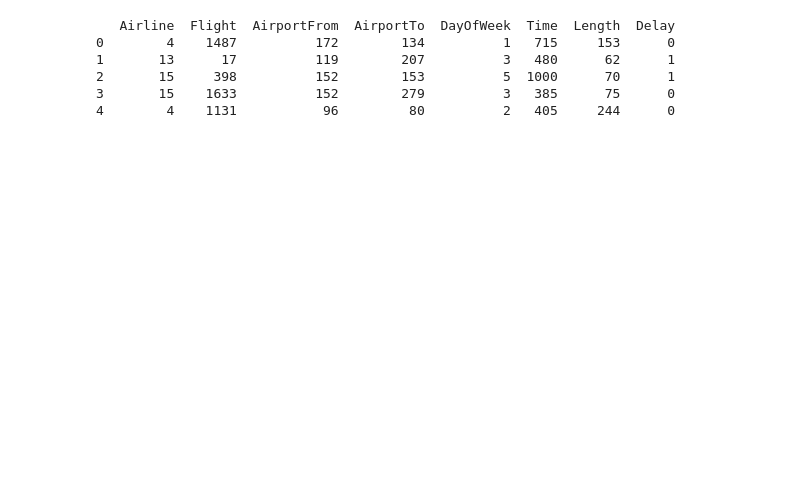
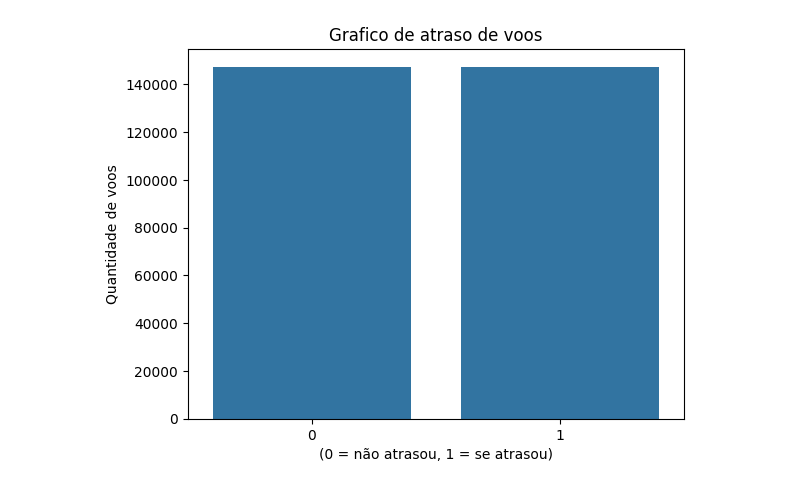
Before and after one commit to herbertgabriel/JaPodeVoar, a Jupyter notebook: app/models/train_model.ipynb, the cells around one changed output. Drawn from its saved outputs; the diff is of its cells as text; code cells hidden in the pictures; blank space fills up the shorter version.

```diff
--- a/app/models/train_model.ipynb
+++ b/app/models/train_model.ipynb
@@ -28,25 +28,11 @@ Diretório de trabalho atual: c:\Users\herbe\Desktop\JaPodeVoar\app\models
-# %%
-from sklearn.preprocessing import LabelEncoder
-
-
-# Criar instâncias do LabelEncoder
-le_airline = LabelEncoder()
-le_airportfrom = LabelEncoder()
-le_airportto = LabelEncoder()
-
-# Aplicar a codificação de rótulos nas colunas categóricas
-dados['Airline'] = le_airline.fit_transform(dados['Airline'])
-dados['AirportFrom'] = le_airportfrom.fit_transform(dados['AirportFrom'])
-dados['AirportTo'] = le_airportto.fit_transform(dados['AirportTo'])
-
-# Verificar a transformação
-print(dados.head())
-# %% [output]
-   Airline  Flight  AirportFrom  AirportTo  DayOfWeek  Time  Length  Delay
-0        4    1487          172        134          1   715     153      0
-1       13      17          119        207          3   480      62      1
-2       15     398          152        153          5  1000      70      1
-3       15    1633          152        279          3   385      75      0
-4        4    1131           96         80          2   405     244      0
+# %%
+# Visualização se target está balanceado
+sns.countplot(x = 'Delay', data = dados)
+plt.title('Grafico de atraso de voos')
+plt.xlabel('(0 = não atrasou, 1 = se atrasou)')
+plt.ylabel('Quantidade de voos')
+plt.show()
+# %% [output]
+[figure, added]
 # %%
 # Separar target dos atributos
```
Also changed, not shown: parts of 8 cells of this notebook, 3 other files.
